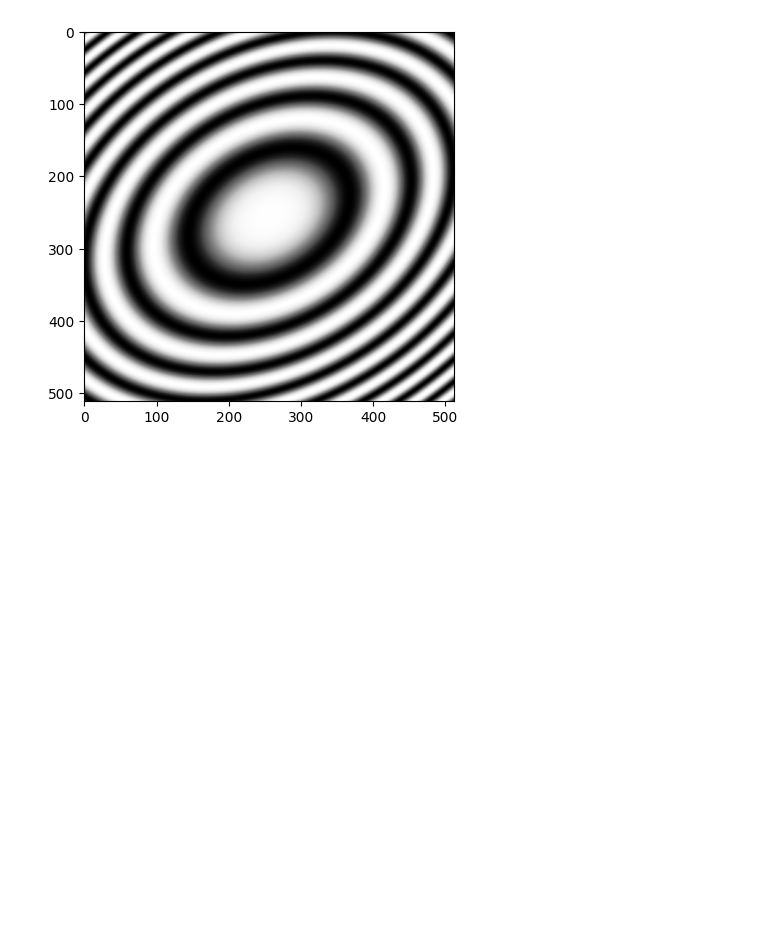
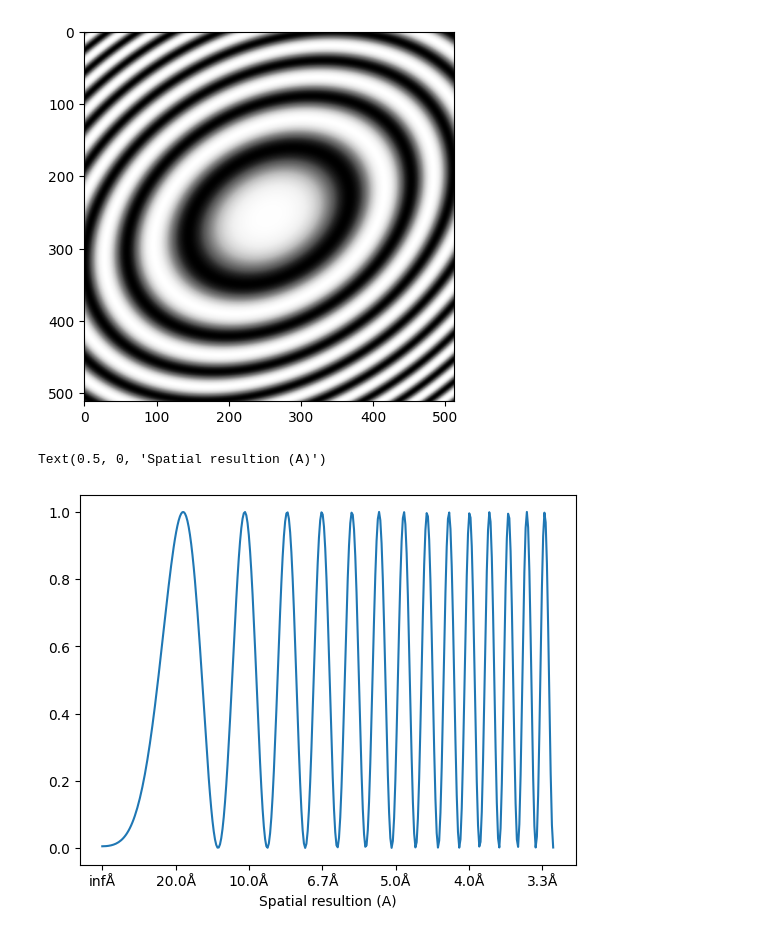
Before and after one commit to jojoelfe/contrasttransferfunction, a Jupyter notebook: examples/plot_ctf.ipynb, the cells around one changed output. Drawn from its saved outputs; the diff is of its cells as text; code cells hidden in the pictures; blank space fills up the shorter version.

```diff
--- a/examples/plot_ctf.ipynb
+++ b/examples/plot_ctf.ipynb
@@ -22,3 +22,18 @@ plt.imshow(ctf.powerspectrum_2d,cmap="Greys")
 # %% [output]
 <matplotlib.image.AxesImage at 0x...>
 [figure]
+# %%
+from contrasttransferfunction import ContrastTransferFunction
+import matplotlib.pyplot as plt
+
+myctf = ContrastTransferFunction(
+    defocus1_angstroms = 8000,
+    pixel_size_angstroms = 2.3
+)
+
+plt.plot(myctf.frequency_angstroms_1d, myctf.powerspectrum_1d)
+plt.gca().xaxis.set_major_formatter(lambda x, pos: f"{1/x:.1f}Å")
+plt.xlabel("Spatial resultion (A)")
+# %% [output]
+Text(0.5, 0, 'Spatial resultion (A)')
+[figure, added]
```
Also changed, not shown: parts of 1 cell of this notebook, 5 other files.
